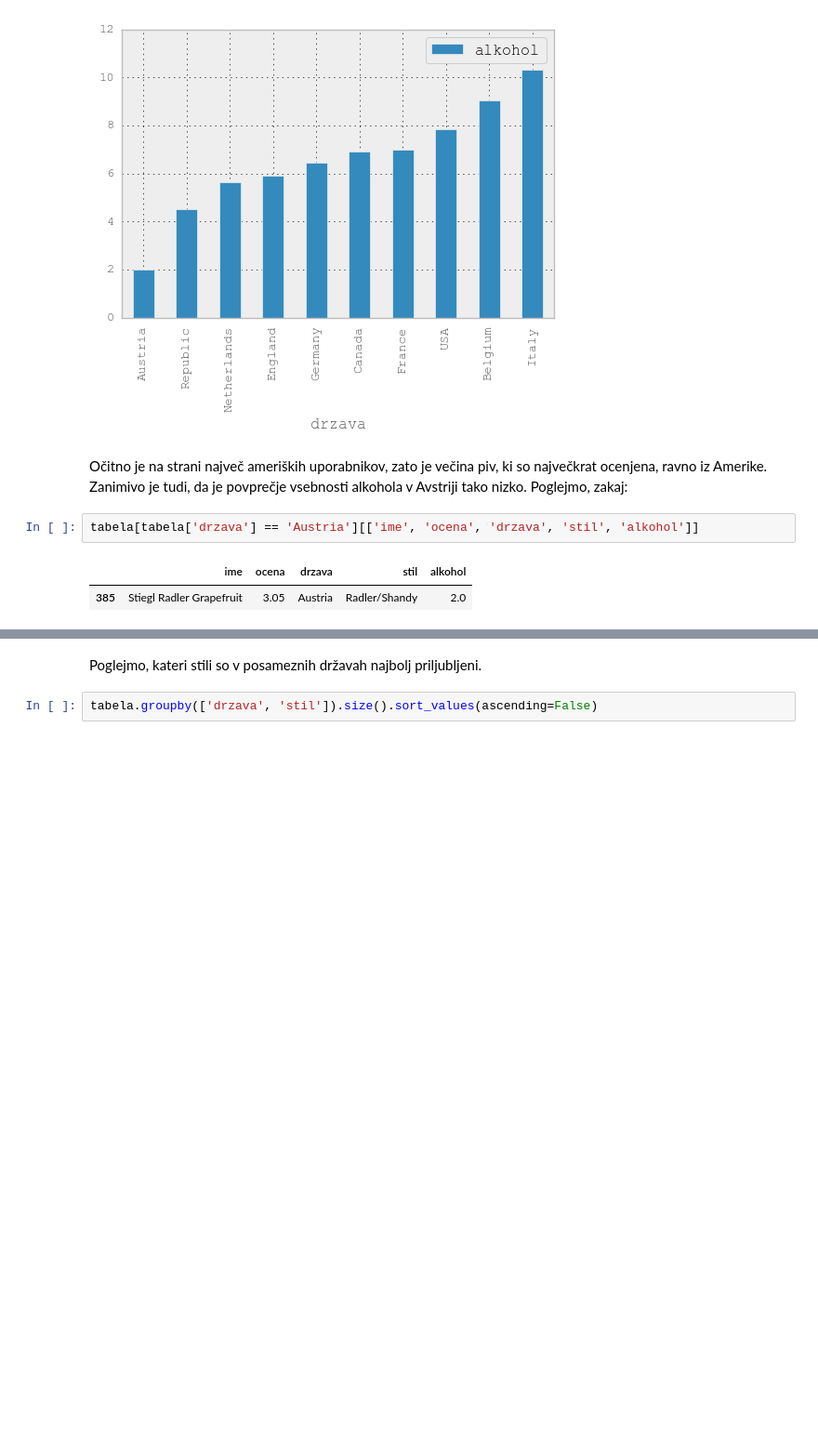
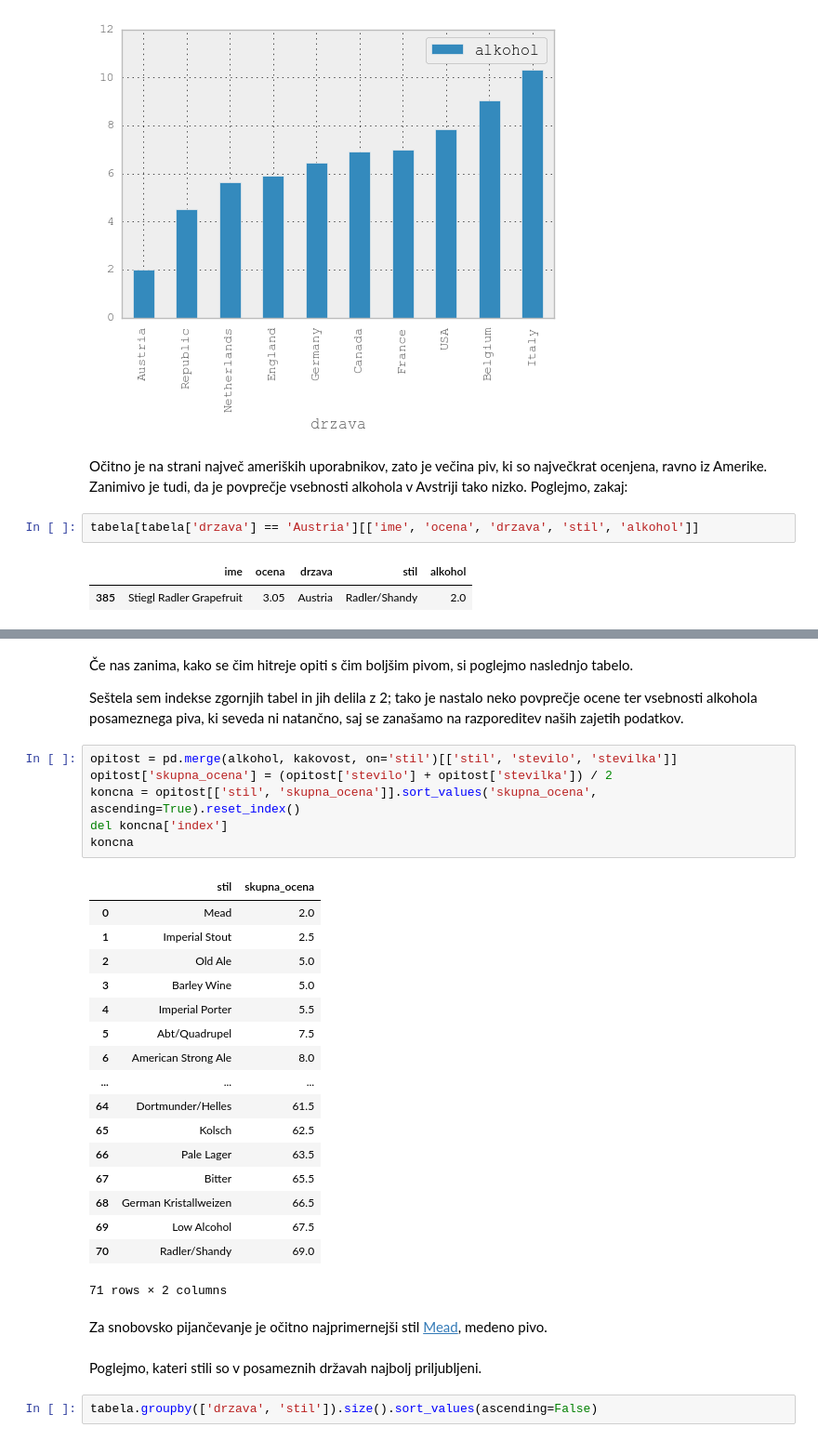
Before and after one commit to anjakisek/Najboljsa-piva-Ratebeer, a Jupyter notebook: Piva-Ratebeer.ipynb, the cells around one changed output, grey strips where cells are left out. Shown: that part at 93% size. Drawn from its saved outputs; the diff is of its cells as text; blank space fills up the shorter version.

```diff
--- a/Piva-Ratebeer.ipynb
+++ b/Piva-Ratebeer.ipynb
@@ -217,3 +258,33 @@ tabela.groupby('stil').mean().sort_values('ocena', ascending=False)[['ocena']]
+# %% [markdown]
+Če nas zanima, kako se čim hitreje opiti s čim boljšim pivom, si poglejmo naslednjo tabelo.
+
+Seštela sem indekse zgornjih tabel in jih delila z 2; tako je nastalo neko povprečje ocene ter vsebnosti alkohola posameznega piva, ki seveda ni natančno, saj se zanašamo na razporeditev naših zajetih podatkov.
+# %%
+opitost = pd.merge(alkohol, kakovost, on='stil')[['stil', 'stevilo', 'stevilka']]
+opitost['skupna_ocena'] = (opitost['stevilo'] + opitost['stevilka']) / 2
+koncna = opitost[['stil', 'skupna_ocena']].sort_values('skupna_ocena', ascending=True).reset_index()
+del koncna['index']
+koncna
+# %% [output]
+|  | stil | skupna_ocena |
+| 0 | Mead | 2.0 |
+| 1 | Imperial Stout | 2.5 |
+| 2 | Old Ale | 5.0 |
+| 3 | Barley Wine | 5.0 |
+| 4 | Imperial Porter | 5.5 |
+| 5 | Abt/Quadrupel | 7.5 |
+| 6 | American Strong Ale | 8.0 |
+| ... | ... | ... |
+| 64 | Dortmunder/Helles | 61.5 |
+| 65 | Kolsch | 62.5 |
+| 66 | Pale Lager | 63.5 |
+| 67 | Bitter | 65.5 |
+| 68 | German Kristallweizen | 66.5 |
+| 69 | Low Alcohol | 67.5 |
+| 70 | Radler/Shandy | 69.0 |
+71 rows × 2 columns
+# %% [markdown]
+Za snobovsko pijančevanje je očitno najprimernejši stil [Mead](https://www.ratebeer.com/beerstyles/mead/44/), medeno pivo.
 # %% [markdown]
 Poglejmo, kateri stili so v posameznih državah najbolj priljubljeni.
 # %%
```
Also changed, not shown: parts of 19 cells of this notebook.
